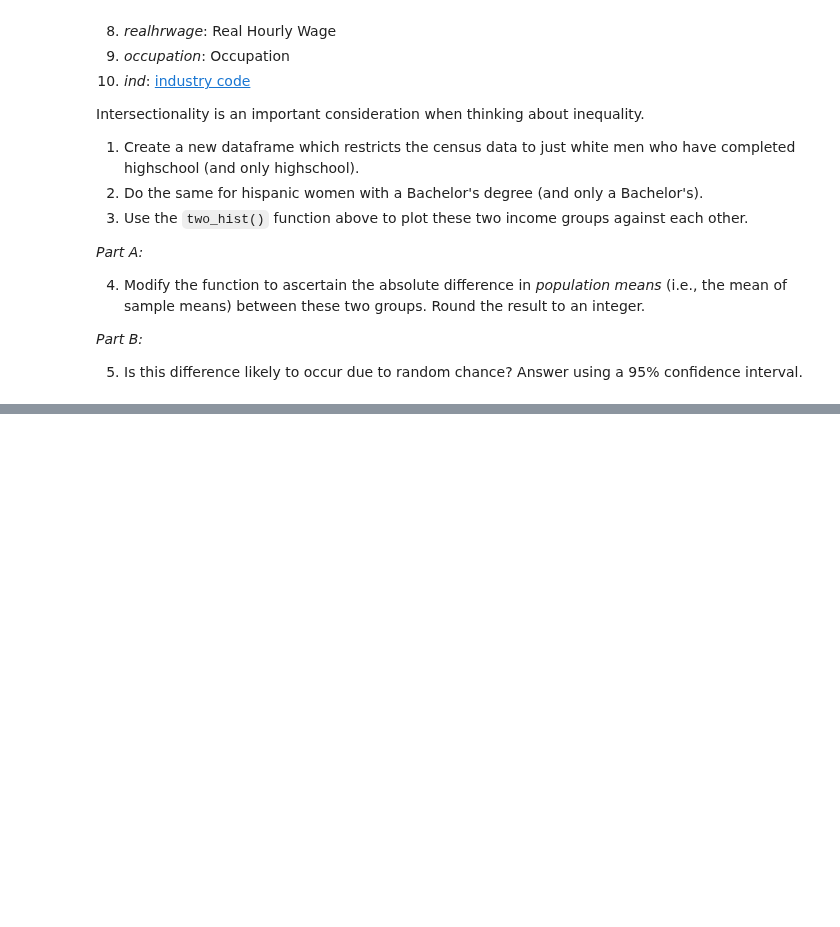
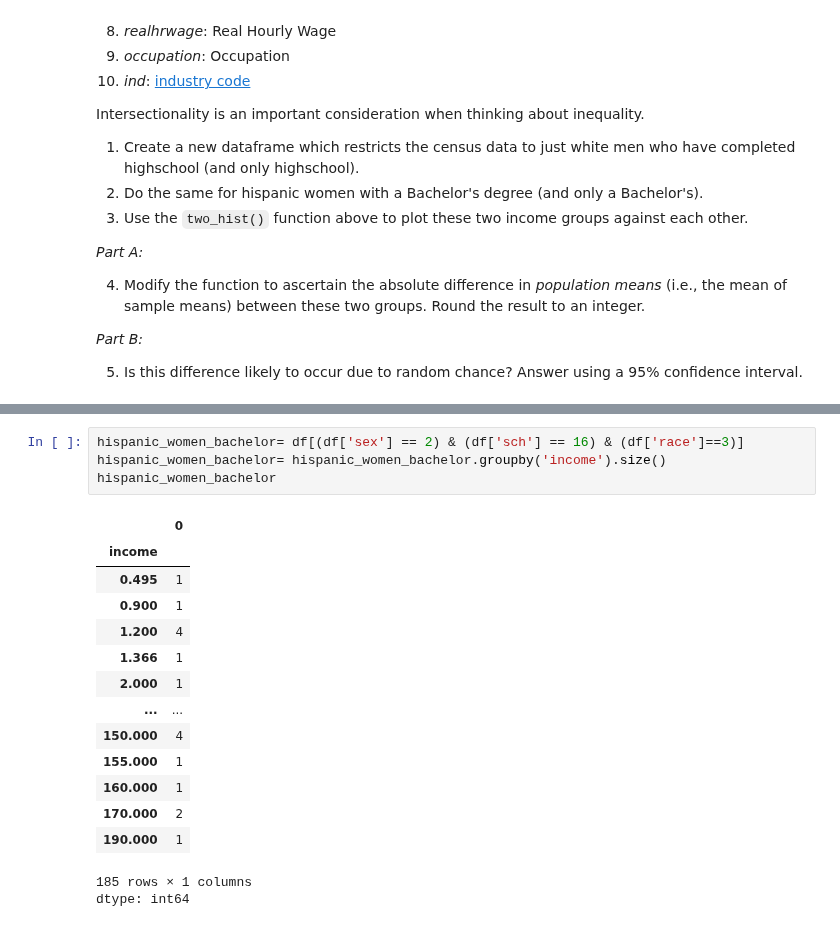
Before and after one commit to Zccarou/QM2, a Jupyter notebook: notebooks/W05. Distributions and Basic Statistics.ipynb, the cells around one changed output, grey strips where cells are left out. Saved outputs shown, nothing was run; the diff lists cells and outputs as text; blank space fills up the shorter version.

```diff
--- a/notebooks/W05. Distributions and Basic Statistics.ipynb
+++ b/notebooks/W05. Distributions and Basic Statistics.ipynb
@@ -636,0 +675,20 @@ Intersectionality is an important consideration when thinking about inequality.
+# %%
+hispanic_women_bachelor= df[(df['sex'] == 2) & (df['sch'] == 16) & (df['race']==3)]
+hispanic_women_bachelor= hispanic_women_bachelor.groupby('income').size()
+hispanic_women_bachelor
+# %% [output]
+|  | 0 |
+| income |  |
+| 0.495 | 1 |
+| 0.900 | 1 |
+| 1.200 | 4 |
+| 1.366 | 1 |
+| 2.000 | 1 |
+| ... | ... |
+| 150.000 | 4 |
+| 155.000 | 1 |
+| 160.000 | 1 |
+| 170.000 | 2 |
+| 190.000 | 1 |
+185 rows × 1 columns
+dtype: int64
```
Also changed, not shown: parts of 3 cells of this notebook.
